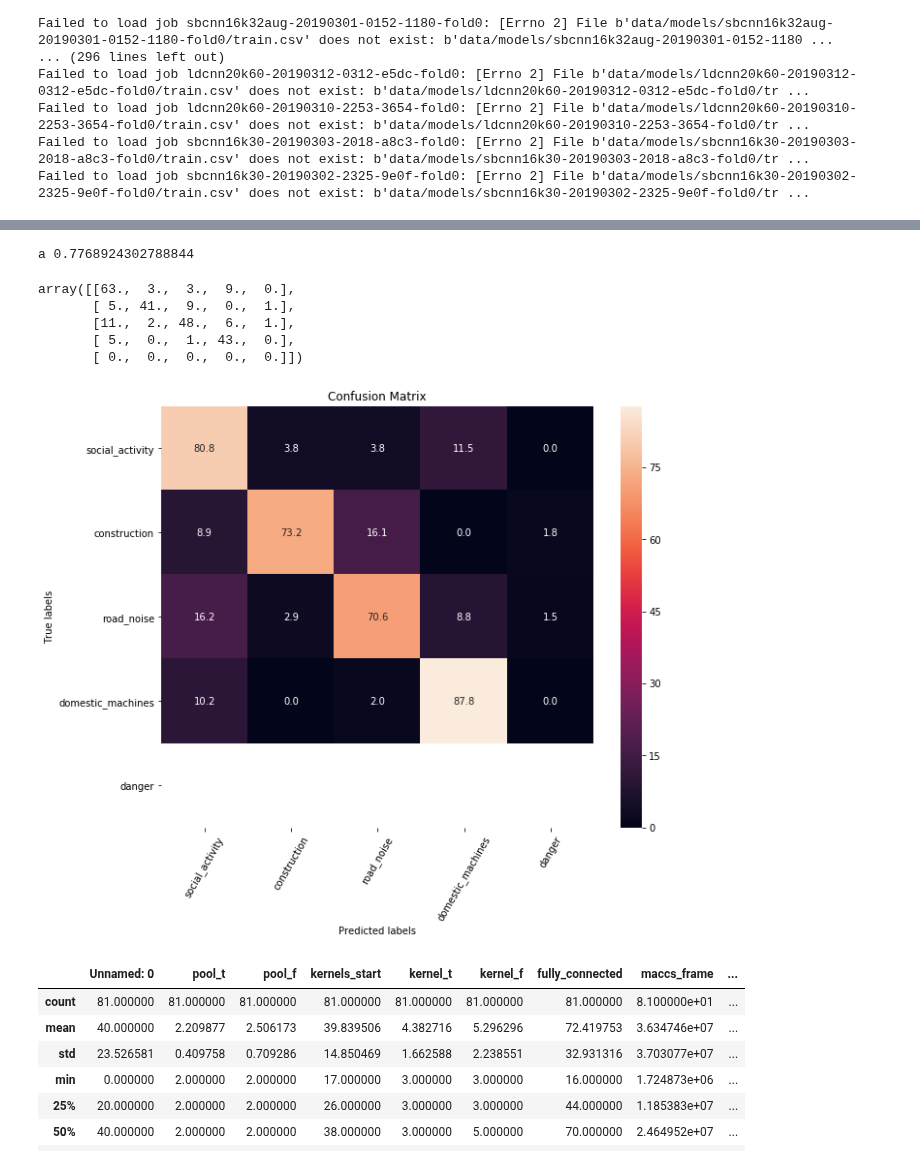
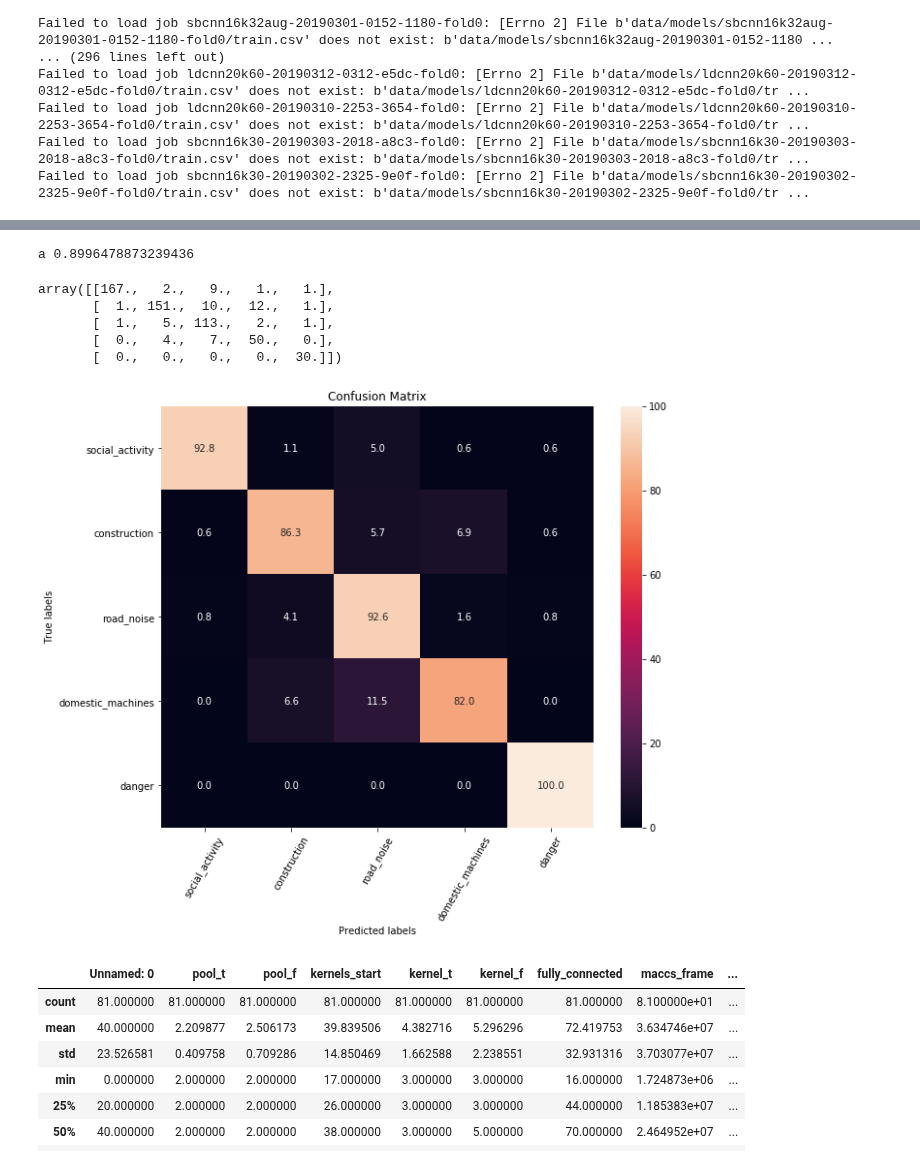
Before and after one commit to jonnor/ESC-CNN-microcontroller, a Jupyter notebook: Experiments.ipynb, the cells around one changed output, grey strips where cells are left out. Drawn from its saved outputs; the diff is of its cells as text; code cells hidden in the pictures.

```diff
--- a/Experiments.ipynb
+++ b/Experiments.ipynb
@@ -49,5 +47,6 @@ Failed to load job ldcnn20k60-20190310-2253-3654-fold0: [Errno 2] File b'data/mo
 Failed to load job sbcnn16k30-20190303-2018-a8c3-fold0: [Errno 2] File b'data/models/sbcnn16k30-20190303-2018-a8c3-fold0/train.csv' does not exist: b'data/models/sbcnn16k30-20190303-2018-a8c3-fold0/tr ...
 Failed to load job sbcnn16k30-20190302-2325-9e0f-fold0: [Errno 2] File b'data/models/sbcnn16k30-20190302-2325-9e0f-fold0/train.csv' does not exist: b'data/models/sbcnn16k30-20190302-2325-9e0f-fold0/tr ...
 # %%
-cm = numpy.load('./data/results/ldcnn20k60/confusion.npz')['val_background'][0]
+confusion = numpy.load('./data/results/ldcnn20k60/confusion.npz')
+cm = confusion['test'][0]
 # %%
@@ -78,16 +81,17 @@ report.plot_confusion(cm, urbansound8k.classnames, percent=True);
 # %%
+ccm = cm = confusion['test_foreground'][0]
 gcm, gnames = report.grouped_confusion(cm, report.groups)
 print('a', report.cm_accuracy(gcm))
 report.plot_confusion(gcm, gnames, percent=True);
 gcm
 # %% [output]
-a 0.7768924302788844
+a 0.8996478873239436
-array([[63.,  3.,  3.,  9.,  0.],
-       [ 5., 41.,  9.,  0.,  1.],
-       [11.,  2., 48.,  6.,  1.],
-       [ 5.,  0.,  1., 43.,  0.],
-       [ 0.,  0.,  0.,  0.,  0.]])
+array([[167.,   2.,   9.,   1.,   1.],
+       [  1., 151.,  10.,  12.,   1.],
+       [  1.,   5., 113.,   2.,   1.],
+       [  0.,   4.,   7.,  50.,   0.],
+       [  0.,   0.,   0.,   0.,  30.]])
-[figure, old version]
+[figure, new version]
 # %%
 mm = pandas.read_csv('scan.csv')
 mm.describe()
```
Also changed, not shown: parts of 6 cells of this notebook, 1 other file.
